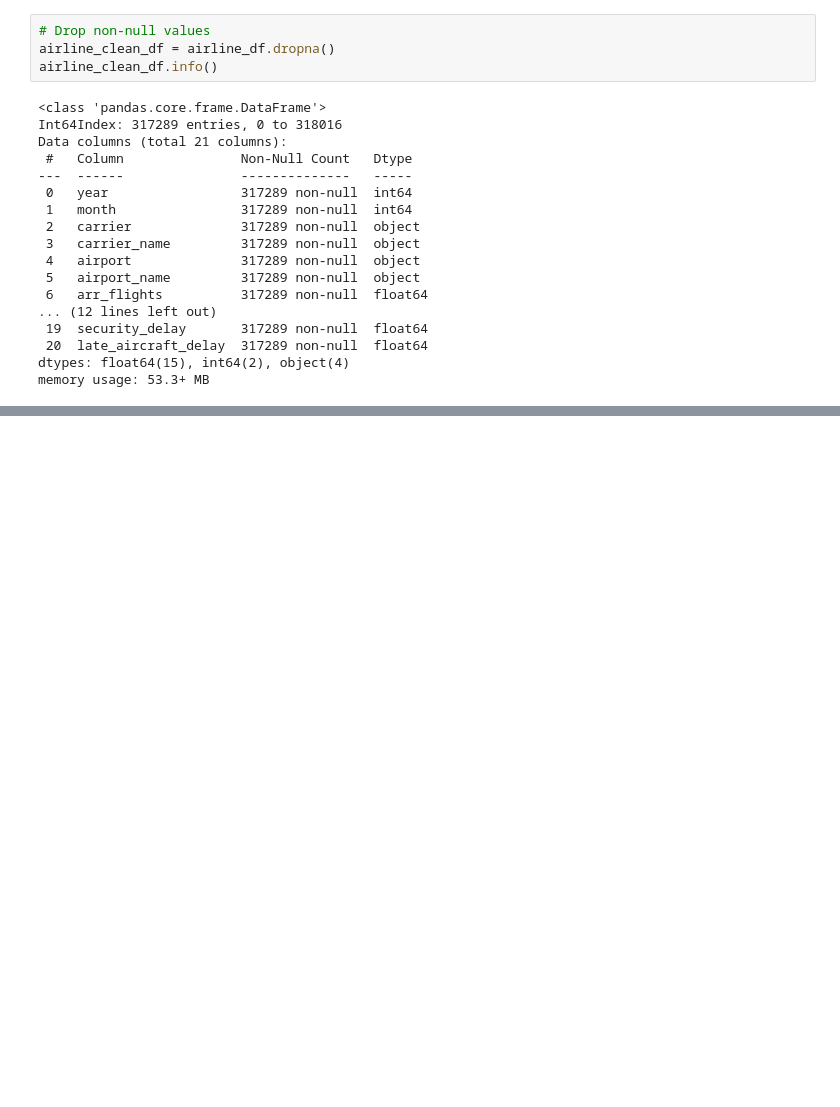
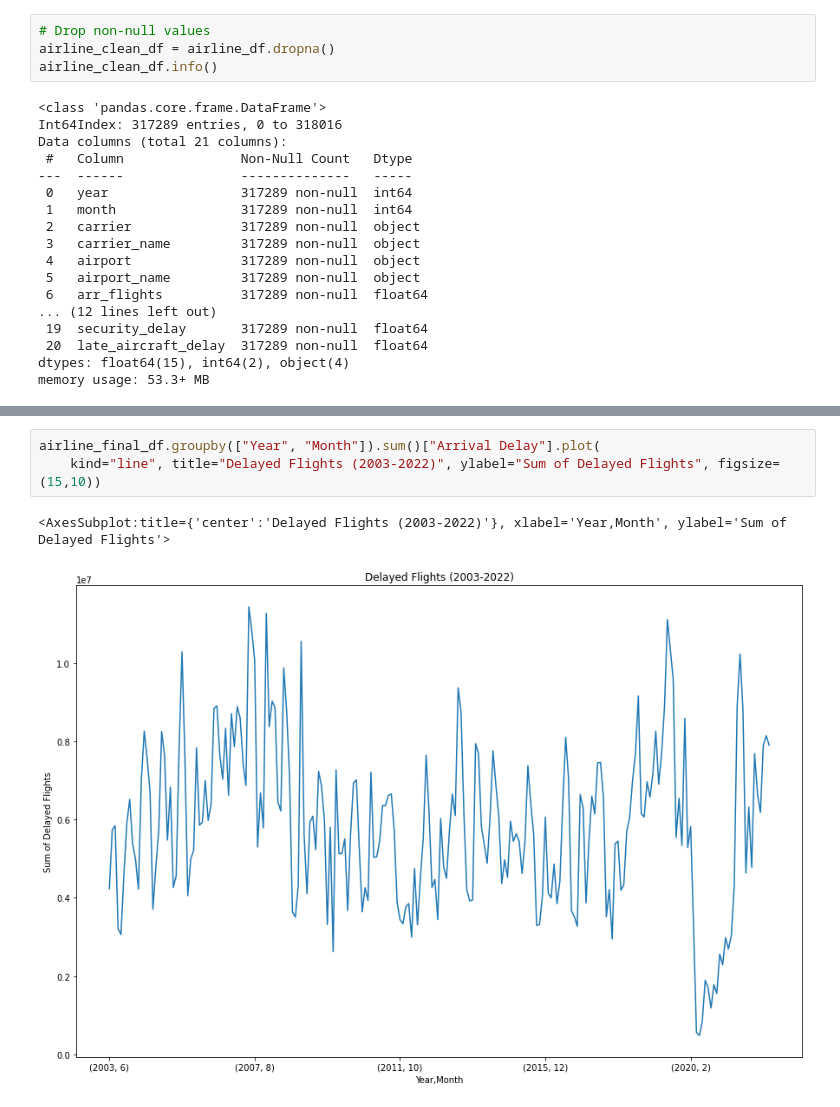
Before and after one commit to CFreeman04/Project_1, a Jupyter notebook: Project.ipynb, the cells around one changed output, grey strips where cells are left out. Cells and saved outputs as stored; diff of their text form; blank space fills up the shorter version.

```diff
--- a/Project.ipynb
+++ b/Project.ipynb
@@ -67,0 +189,6 @@ airline_clean_df2 = airline_df[airline_df[["year","month"]].duplicated()]
+# %%
+airline_final_df.groupby(["Year", "Month"]).sum()["Arrival Delay"].plot(
+    kind="line", title="Delayed Flights (2003-2022)", ylabel="Sum of Delayed Flights", figsize=(15,10))
+# %% [output]
+<AxesSubplot:title={'center':'Delayed Flights (2003-2022)'}, xlabel='Year,Month', ylabel='Sum of Delayed Flights'>
+[figure, added]
```
Also changed, not shown: parts of 10 cells of this notebook, 1 other file.
